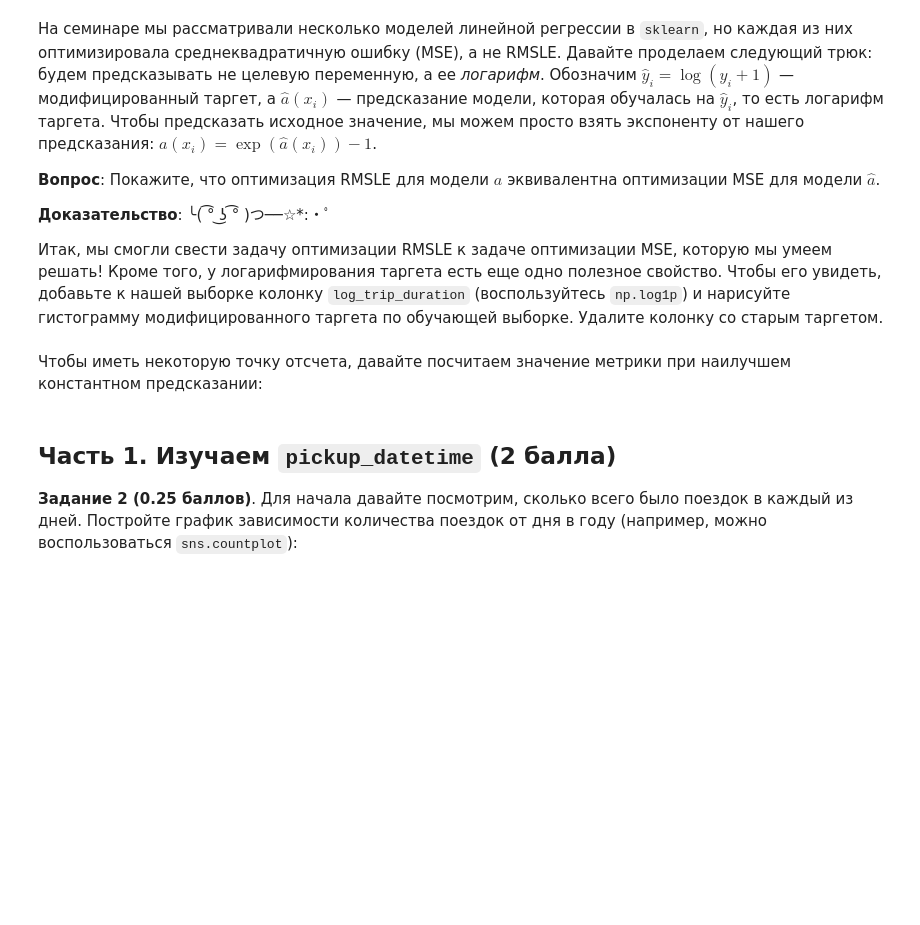
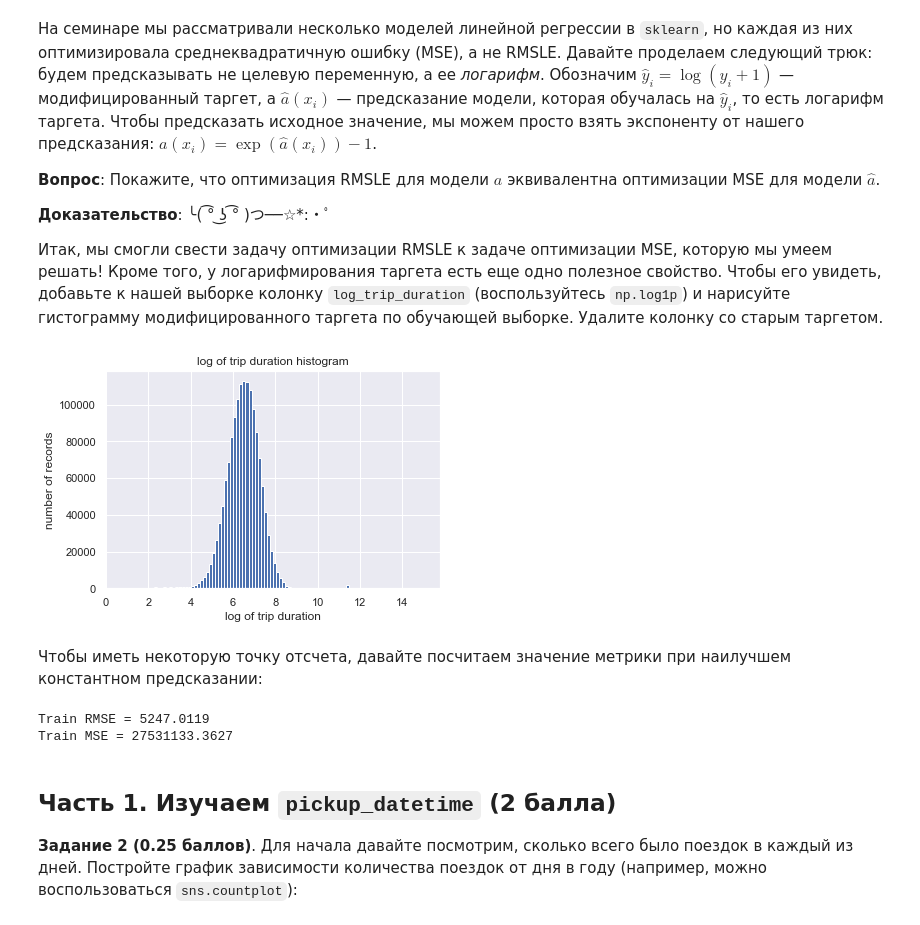
Before and after one commit to CaBolag/ml_course_hse, a Jupyter notebook: semester_1/homework_practice/02_linregr/homework-practice-02-linregr.ipynb, the cells around one changed output. Saved outputs shown, nothing was run; the diff lists cells and outputs as text; code cells hidden in the pictures; blank space fills up the shorter version.

```diff
--- a/semester_1/homework_practice/02_linregr/homework-practice-02-linregr.ipynb
+++ b/semester_1/homework_practice/02_linregr/homework-practice-02-linregr.ipynb
@@ -102,2 +160,13 @@ $$\text{RMSLE}(X, y, a) = \sqrt{\frac{1}{\ell}\sum_{i=1}^{\ell} \big(\log{(y_i +
+# %%
+train['log_trip_duration']=np.log1p(train['trip_duration'].values)
+#train=train.drop(columns=['trip_duration'])
+# %%
+plt.hist(train['log_trip_duration'].values,bins=100)
+plt.xlabel('log of trip duration')
+plt.ylabel('number of records')
+plt.title('log of trip duration histogram')
+plt.show()
+# %% [output]
+[figure, added]
 # %% [markdown]
 Чтобы иметь некоторую точку отсчета, давайте посчитаем значение метрики при наилучшем константном предсказании:
@@ -106,3 +173,12 @@ $$\text{RMSLE}(X, y, a) = \sqrt{\frac{1}{\ell}\sum_{i=1}^{\ell} \big(\log{(y_i +
+# %%
+from sklearn.metrics import mean_squared_error
+trip_duration_mean=train['log_trip_duration'].mean()
+y_mean=np.full(train['log_trip_duration'].shape[0],trip_duration_mean)
+print("Train RMSE = %.4f" % mean_squared_error(np.expm1(train['log_trip_duration'].values), np.expm1(y_mean), squared=False))
+print("Train MSE = %.4f" % mean_squared_error(np.expm1(train['log_trip_duration'].values), np.expm1(y_mean), squared=True))
+# %% [output]
+Train RMSE = 5247.0119
+Train MSE = 27531133.3627
 # %% [markdown]
 ## Часть 1. Изучаем `pickup_datetime` (2 балла)
 
```
Also changed, not shown: parts of 49 cells of this notebook, 15 other files.
